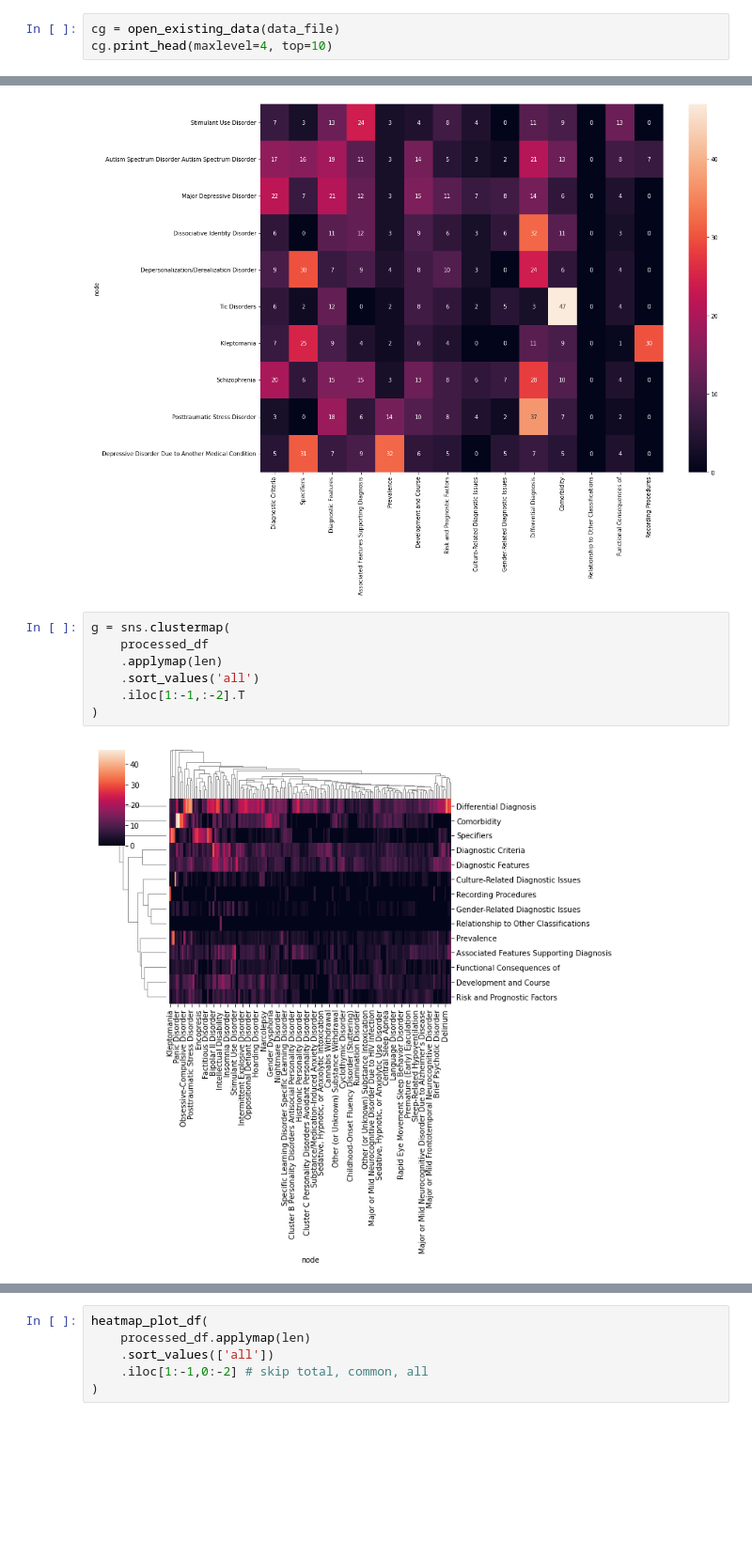
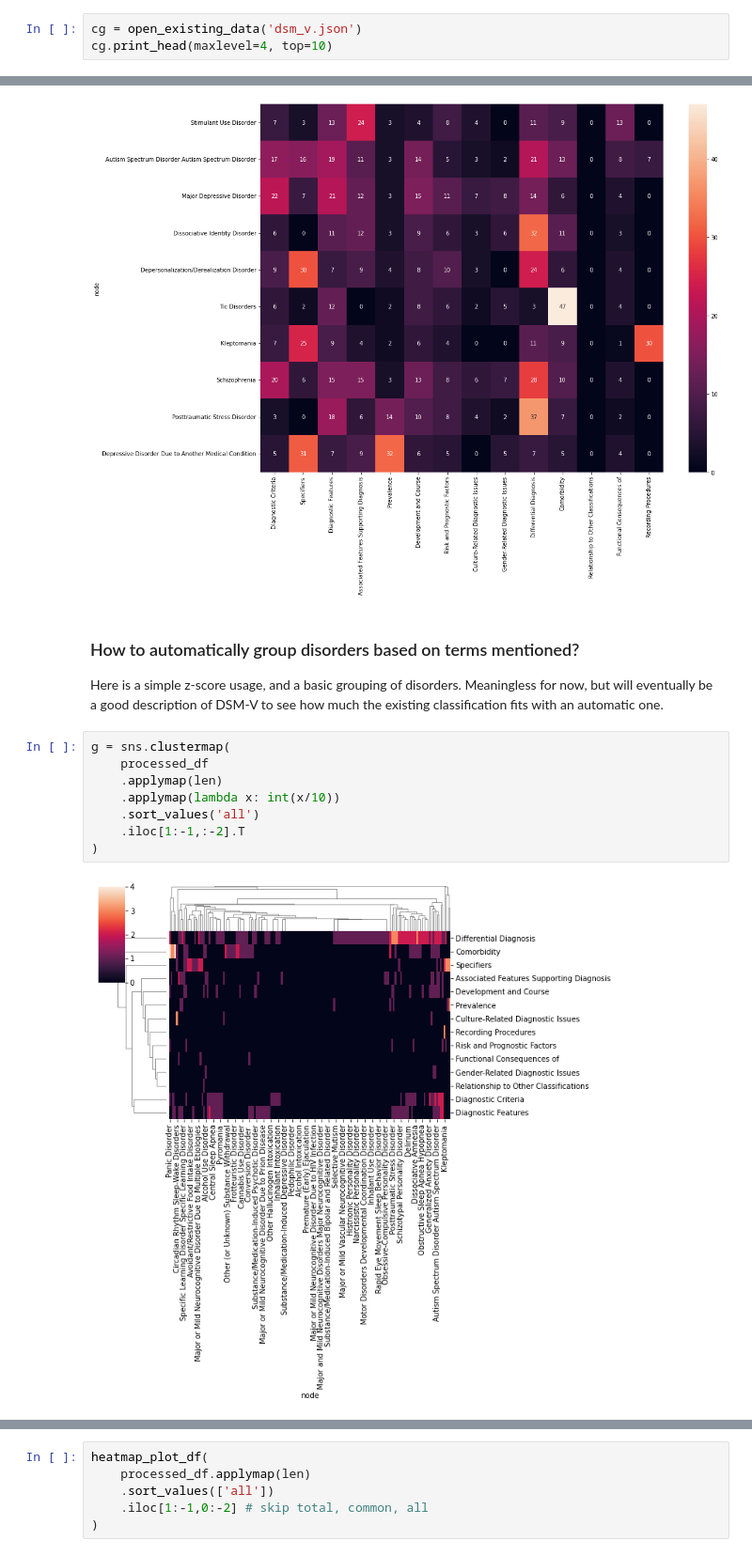
Before and after one commit to DorenCalliku/comorbid-graphs, a Jupyter notebook: examples/dsm_v/DSM-V.ipynb, the cells around one changed output, grey strips where cells are left out. Shown at 94% size. Saved outputs shown, nothing was run; the diff lists cells and outputs as text; blank space fills up the shorter version.

```diff
--- a/examples/dsm_v/DSM-V.ipynb
+++ b/examples/dsm_v/DSM-V.ipynb
@@ -71,5 +54,5 @@ analysis_files = [
 # %%
-cg = open_existing_data(data_file)
+cg = open_existing_data('dsm_v.json')
 cg.print_head(maxlevel=4, top=10)
 # %% [output]
 dsm-v
@@ -177,14 +161,18 @@ heatmap_plot_df(
 )
 # %% [output]
 [figure]
+# %% [markdown]
+### How to automatically group disorders based on terms mentioned?
+Here is a simple z-score usage, and a basic grouping of disorders. Meaningless for now, but will eventually be a good description of DSM-V to see how much the existing classification fits with an automatic one.
 # %%
 g = sns.clustermap(
     processed_df
     .applymap(len)
+    .applymap(lambda x: int(x/10))
     .sort_values('all')
     .iloc[1:-1,:-2].T
 )
 # %% [output]
-[figure, old version]
+[figure, new version]
 # %% [markdown]
 ## How much does each Ontology contribute DSM-V annotations?
```
Also changed, not shown: parts of 14 cells of this notebook, 13 other files.
